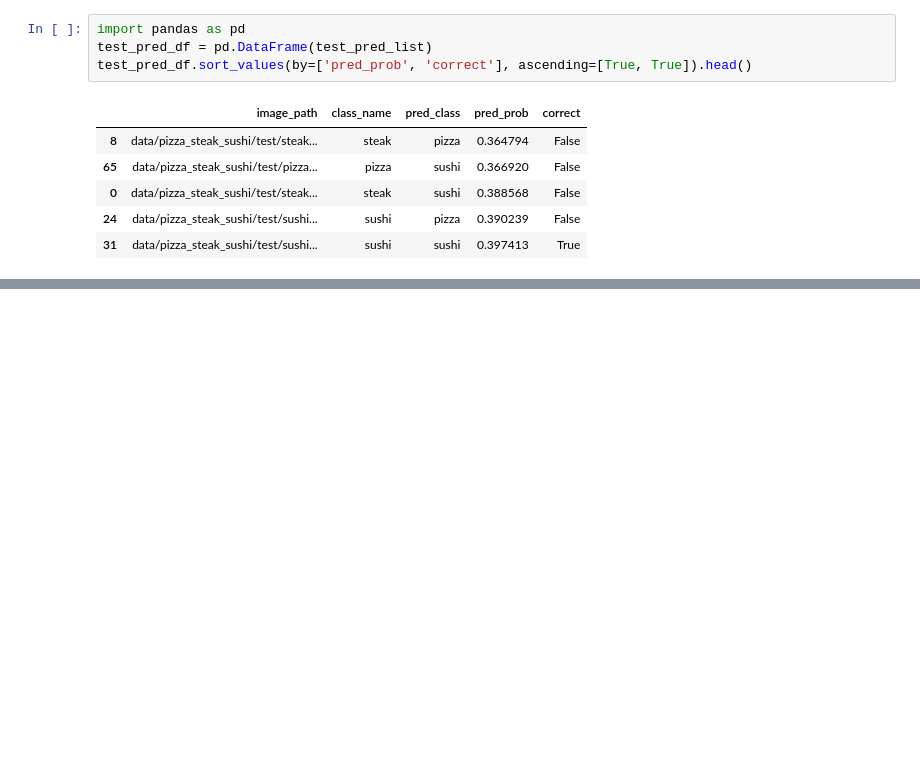
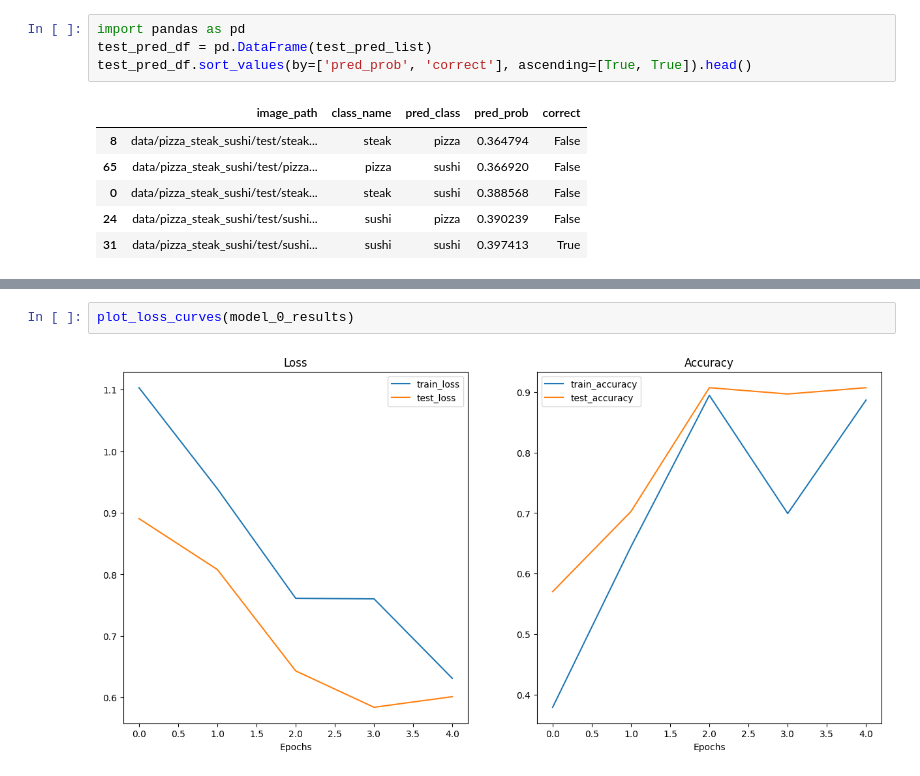
Before and after one commit to NGQ-Hiro/Basic_Pytorch, a Jupyter notebook: Extra/Transfer_learning_extra.ipynb, the cells around one changed output, grey strips where cells are left out. Saved outputs shown, nothing was run; the diff lists cells and outputs as text; blank space fills up the shorter version.

```diff
--- a/Extra/Transfer_learning_extra.ipynb
+++ b/Extra/Transfer_learning_extra.ipynb
@@ -297,0 +310,4 @@ test_pred_df.sort_values(by=['pred_prob', 'correct'], ascending=[True, True]).he
+# %%
+plot_loss_curves(model_0_results)
+# %% [output]
+[figure, added]
```
Also changed, not shown: parts of 2 cells of this notebook.
